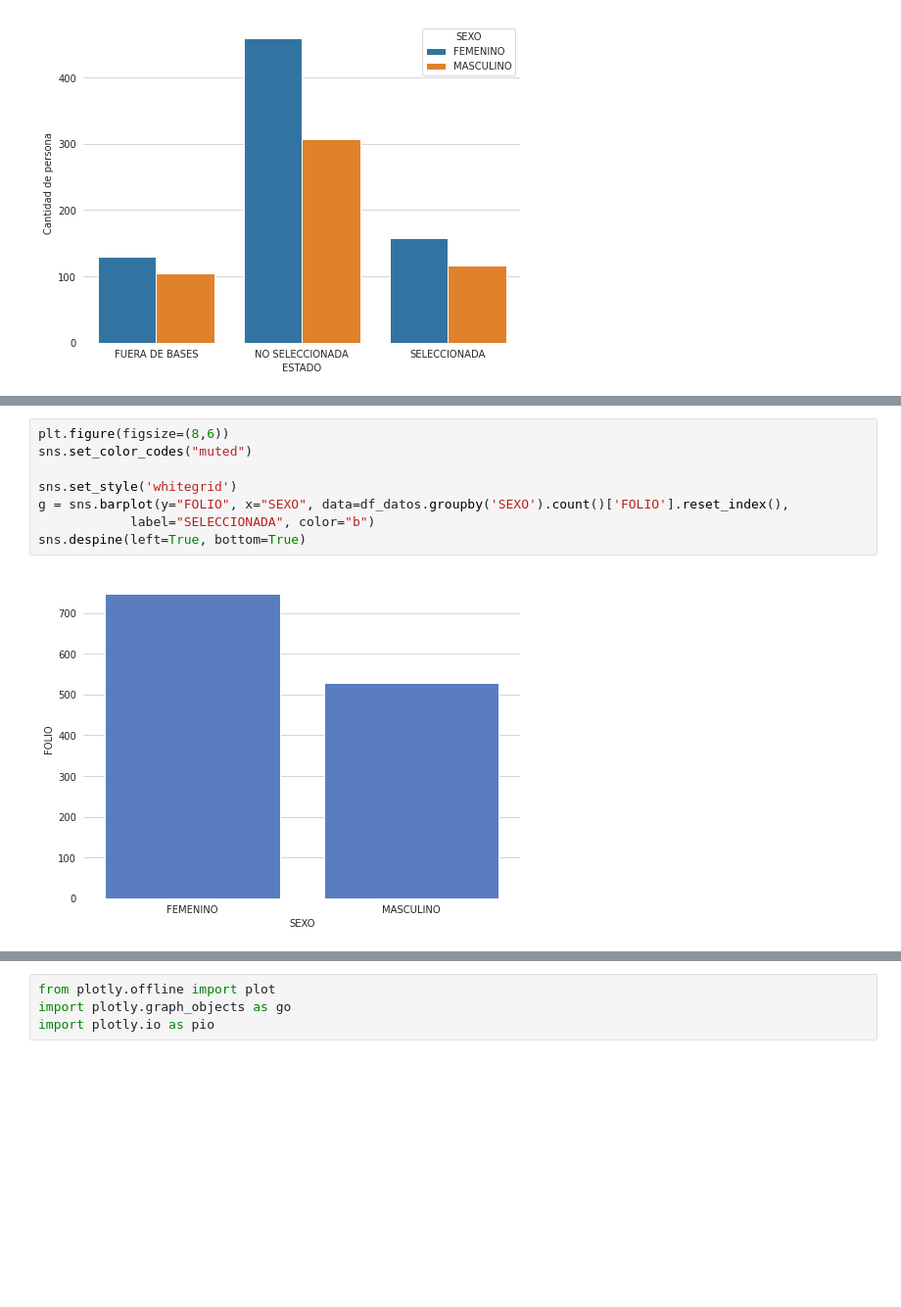
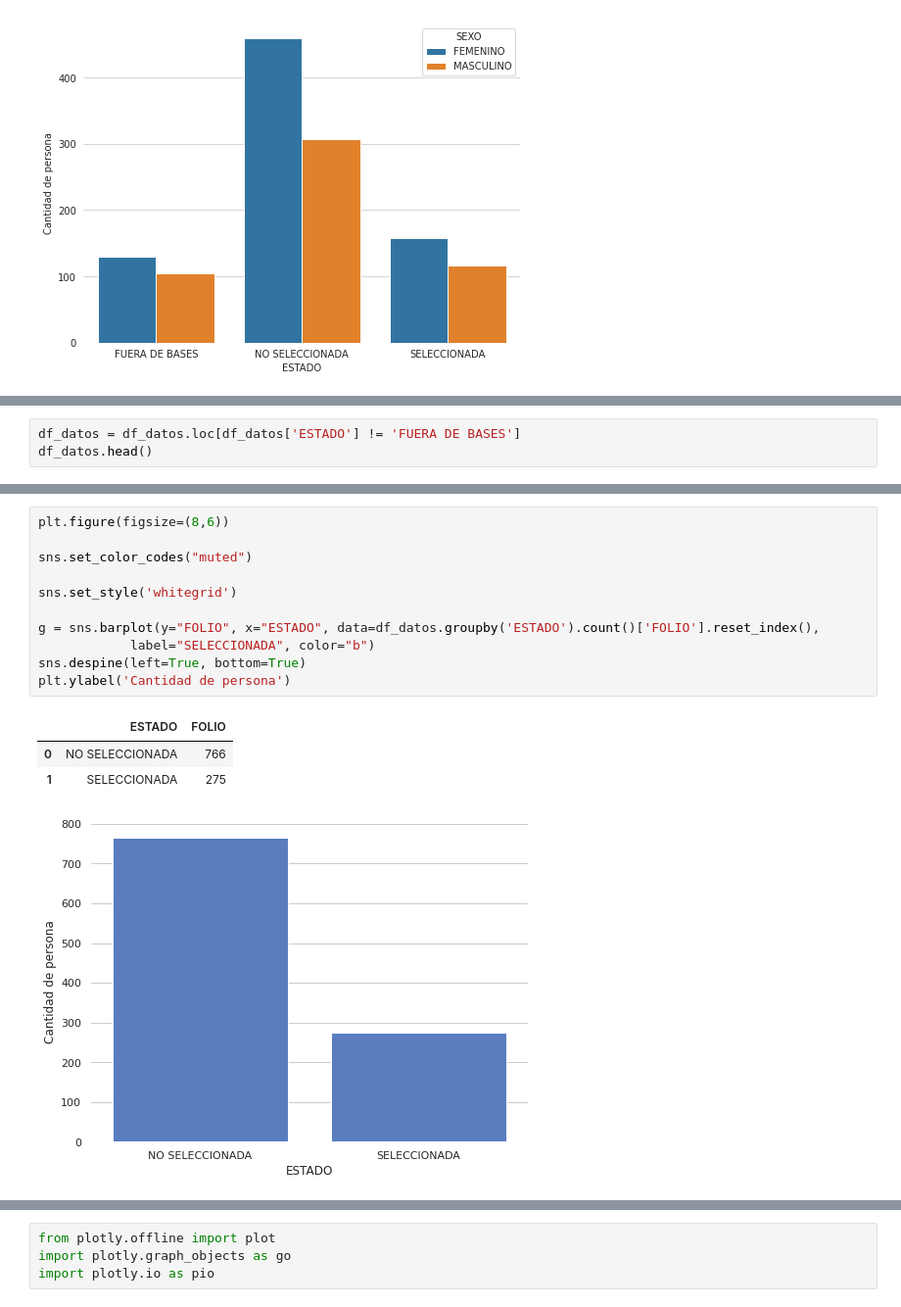
Before and after one commit to Foco22/BECAS_MAGISTER, a Jupyter notebook: AnalisisBase.ipynb, the cells around one changed output, grey strips where cells are left out. Shown: that part at 98% size. Saved outputs shown, nothing was run; the diff lists cells and outputs as text; blank space fills up the shorter version.

```diff
--- a/AnalisisBase.ipynb
+++ b/AnalisisBase.ipynb
@@ -148,0 +159,3 @@ sns.despine(left=True, bottom=True)
+# %%
+df_datos = df_datos.loc[df_datos['ESTADO'] != 'FUERA DE BASES']
+df_datos.head()
@@ -149,10 +169,16 @@ sns.despine(left=True, bottom=True)
 # %%
 plt.figure(figsize=(8,6))
+
 sns.set_color_codes("muted")
 
 sns.set_style('whitegrid')
-g = sns.barplot(y="FOLIO", x="SEXO", data=df_datos.groupby('SEXO').count()['FOLIO'].reset_index(),
+
+g = sns.barplot(y="FOLIO", x="ESTADO", data=df_datos.groupby('ESTADO').count()['FOLIO'].reset_index(),
             label="SELECCIONADA", color="b")
 sns.despine(left=True, bottom=True)
+plt.ylabel('Cantidad de persona')
 # %% [output]
+|  | ESTADO | FOLIO |
+| 0 | NO SELECCIONADA | 766 |
+| 1 | SELECCIONADA | 275 |
-[figure, old version]
+[figure, new version]
```
Also changed, not shown: parts of 66 cells of this notebook.
